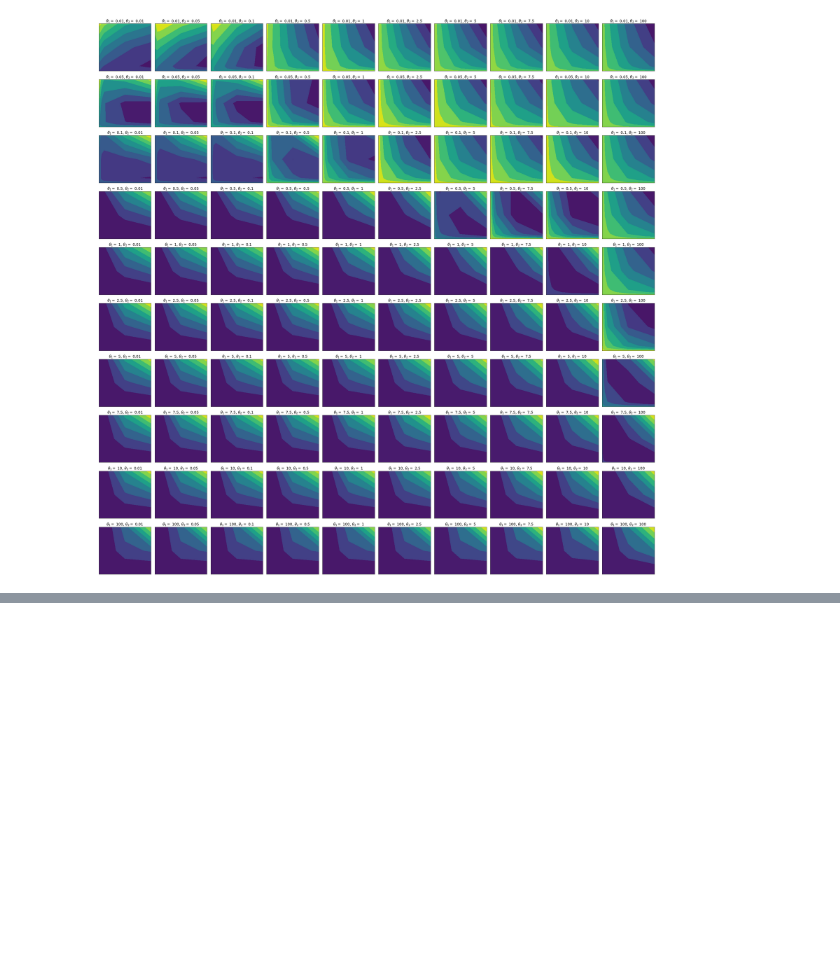
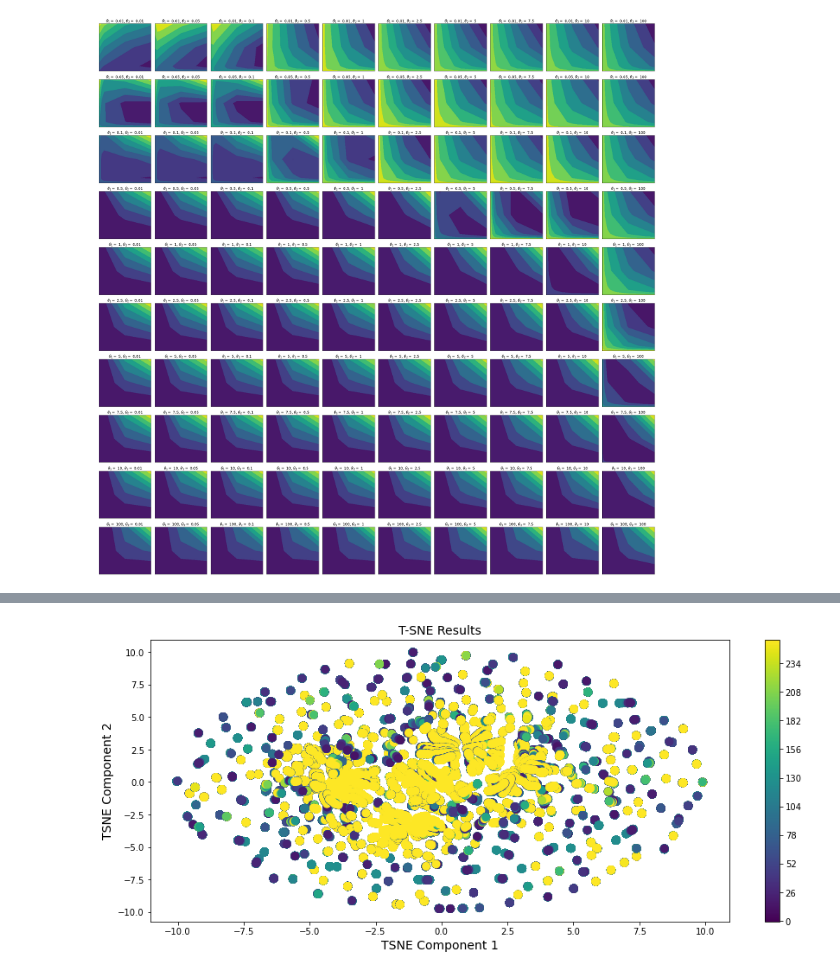
Before and after one commit to cjmerzbacher/msc-thesis, a Jupyter notebook: 6d_loss_landscape/6d_landscape_sundials.ipynb, the cells around one changed output, grey strips where cells are left out. Drawn from its saved outputs; the diff is of its cells as text; code cells hidden in the pictures; blank space fills up the shorter version.

```diff
--- a/6d_loss_landscape/6d_landscape_sundials.ipynb
+++ b/6d_loss_landscape/6d_landscape_sundials.ipynb
@@ -112,0 +167,8 @@ results.loss.min()
+# %%
+#Run TSNE
+from sklearn.manifold import TSNE
+tsne = TSNE(n_components=2, verbose=1, perplexity=40, n_iter=300)
+tsne_results = tsne.fit_transform(x)
+
+results['tsne-2d-one'] = tsne_results[:,0]
+results['tsne-2d-two'] = tsne_results[:,1]
@@ -112,0 +193,15 @@ results.loss.min()
+# %%
+fig, axs = plt.subplots(1, 1, figsize=(15, 6))
+
+endpoint = 'T-SNE Results'
+ax = axs
+#sns.scatterplot(x='pc1', y='pc2', data = finalDf, hue='loss', ax=ax)
+plt.scatter(results['tsne-2d-one'], results['tsne-2d-two'],edgecolors='none',s=100,c=results.loss,
+                norm=matplotlib.colors.NoNorm())
+plt.colorbar()
+ax.set_title(f'{endpoint}', fontsize=14)
+ax.set_xlabel('TSNE Component 1', fontsize=14)
+ax.set_ylabel('TSNE Component 2', fontsize=14)
+fig.savefig('TSNE_results_nonorm.png')
+# %% [output]
+[figure, added]
```
Also changed, not shown: parts of 8 cells of this notebook, 21 other files.
